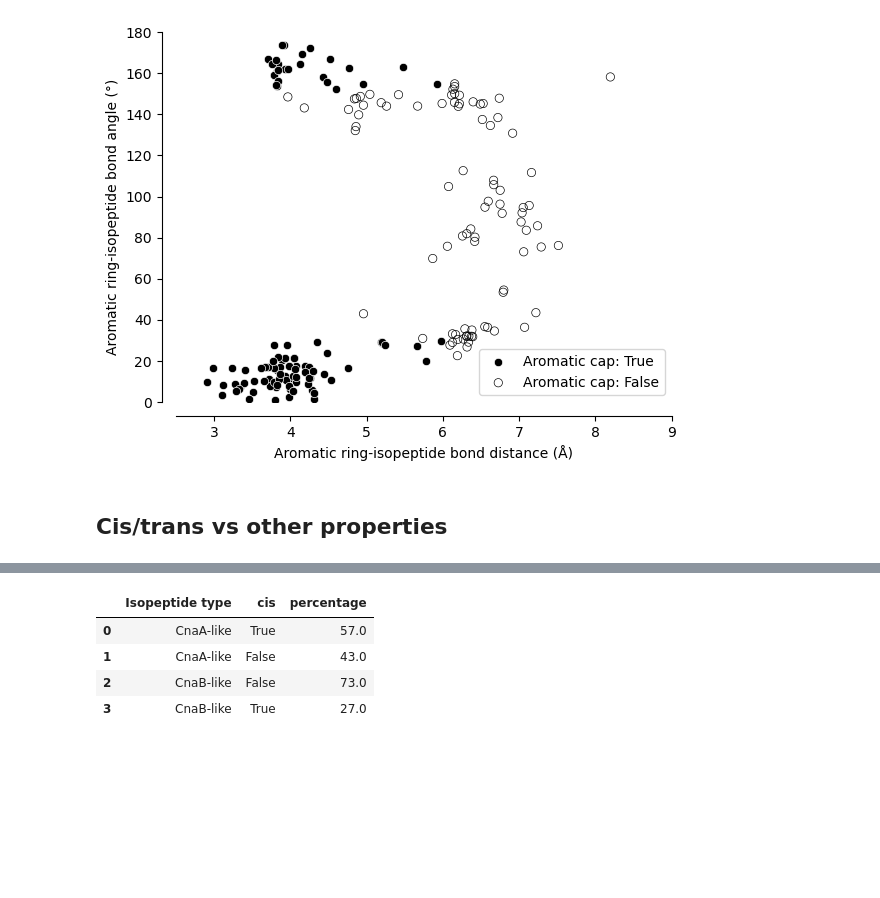
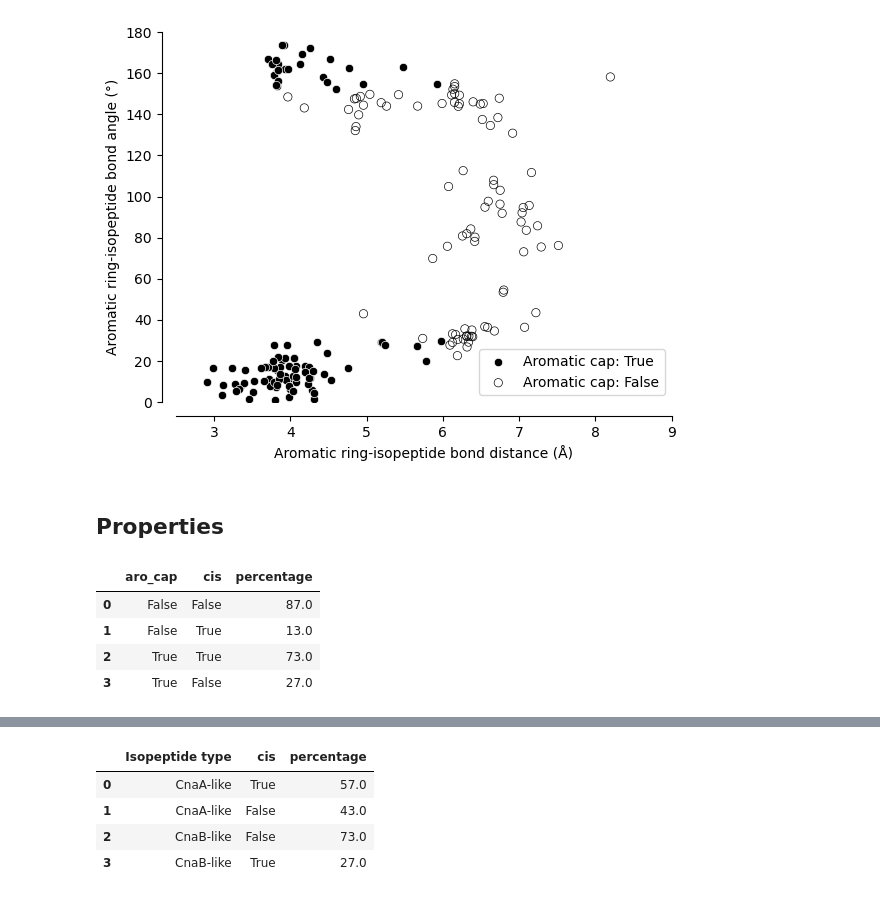
Before and after one commit to FranceCosta/isopeptide_bonds_global_survey, a Jupyter notebook: notebooks/20241212_analyseDataset_v2.ipynb, the cells around one changed output, grey strips where cells are left out. Drawn from its saved outputs; the diff is of its cells as text; code cells hidden in the pictures; blank space fills up the shorter version.

```diff
--- a/notebooks/20241212_analyseDataset_v2.ipynb
+++ b/notebooks/20241212_analyseDataset_v2.ipynb
@@ -277,8 +277,8 @@ for index, row in pdb_df.sort_values("structure_path").iterrows():
     out_file = pdb.PDBFile()
     out_file.set_structure(target)
     out_file.write(tmp_output)
-# %% [markdown]
-## Cis/trans vs other properties
+# %% [markdown]
+## Properties
 # %%
 cond1 = pdb_df["Is bonded"]
 cond2 = ~pdb_df["Bad rotamer"]
@@ -286,3 +286,15 @@ cond3 = ~pdb_df["Unusual geometry/chemistry"]
 cond4 = pdb_df["Isopeptide type"] != "Mutant"
 cond5 = pdb_df["Resolution"] <= 2.5
 analysis_df = pdb_df[cond1 & cond2 & cond3 & cond4 & cond5].drop_duplicates("isopep_sequence").copy()
+# %%
+analysis_df.groupby("aro_cap")["cis"] \
+    .value_counts(normalize=True) \
+    .mul(100) \
+    .rename("percentage") \
+    .reset_index().round()
+# %% [output]
+|  | aro_cap | cis | percentage |
+| 0 | False | False | 87.0 |
+| 1 | False | True | 13.0 |
+| 2 | True | True | 73.0 |
+| 3 | True | False | 27.0 |
```
Also changed, not shown: parts of 10 cells of this notebook, 6 other files.
